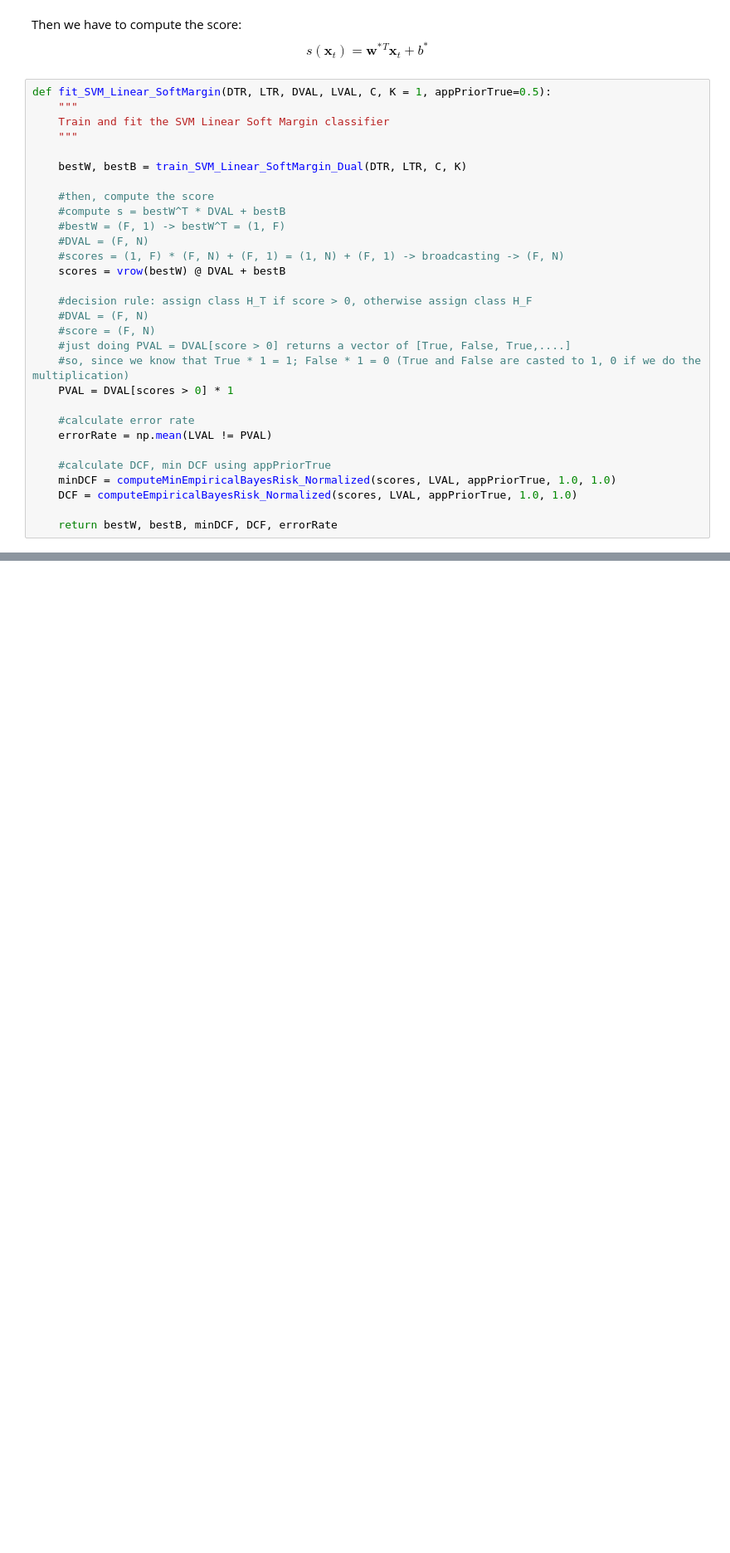
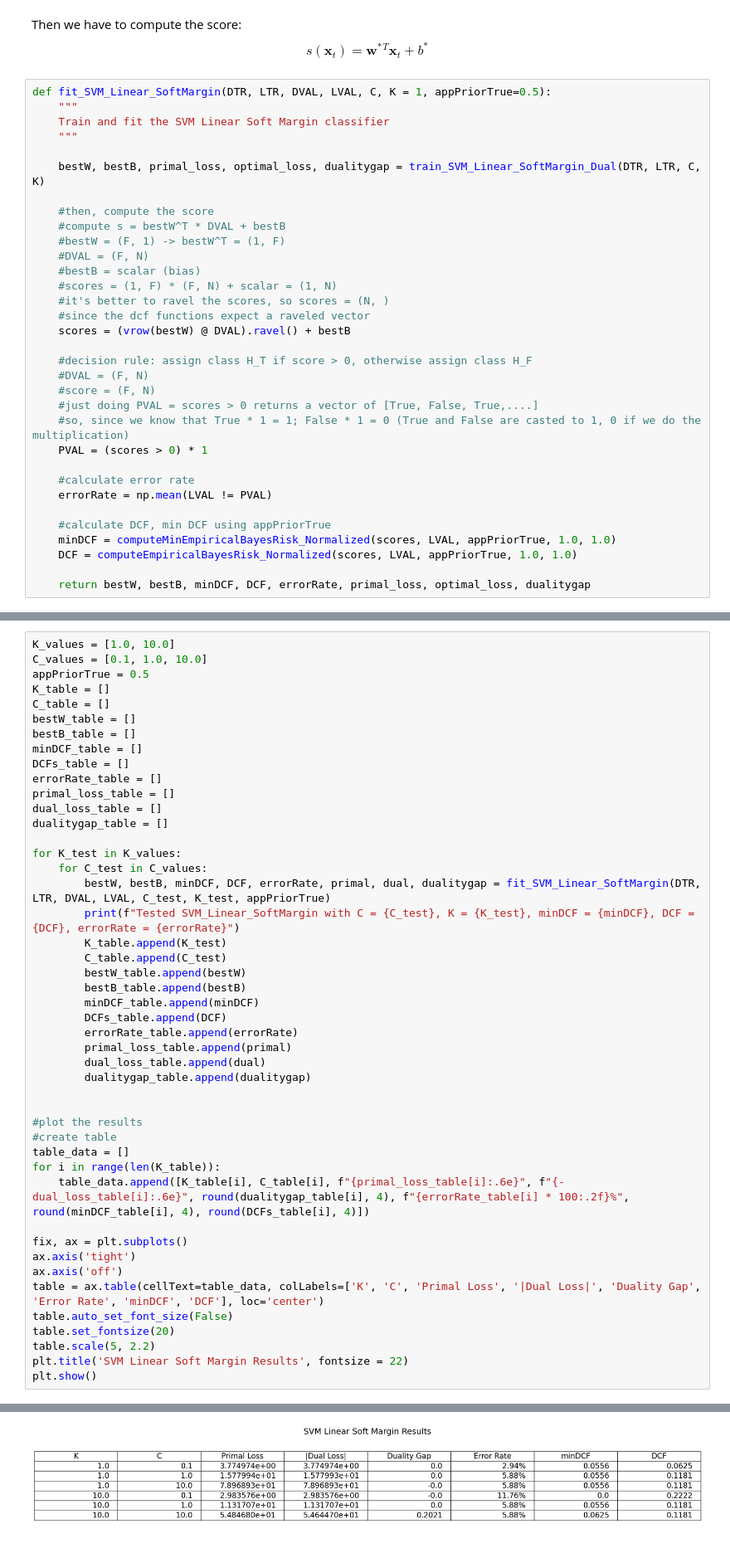
Before and after one commit to RiccardoRevalor/MachineLearningPatternRecognition, a Jupyter notebook: lab10_SVM/SVM.ipynb, the cells around one changed output, grey strips where cells are left out. Shown at 83% size. Saved outputs shown, nothing was run; the diff lists cells and outputs as text; blank space fills up the shorter version.

Commit message:
l10: fixed linear SVM train and fit and train computations, tested with different K,C

```diff
--- a/lab10_SVM/SVM.ipynb
+++ b/lab10_SVM/SVM.ipynb
@@ -385,21 +441,24 @@ def fit_SVM_Linear_SoftMargin(DTR, LTR, DVAL, LVAL, C, K = 1, appPriorTrue=0.5):
     Train and fit the SVM Linear Soft Margin classifier
     """
 
-    bestW, bestB = train_SVM_Linear_SoftMargin_Dual(DTR, LTR, C, K)
+    bestW, bestB, primal_loss, optimal_loss, dualitygap = train_SVM_Linear_SoftMargin_Dual(DTR, LTR, C, K)
 
     #then, compute the score
     #compute s = bestW^T * DVAL + bestB
     #bestW = (F, 1) -> bestW^T = (1, F)
     #DVAL = (F, N)
-    #scores = (1, F) * (F, N) + (F, 1) = (1, N) + (F, 1) -> broadcasting -> (F, N)
-    scores = vrow(bestW) @ DVAL + bestB
+    #bestB = scalar (bias)
+    #scores = (1, F) * (F, N) + scalar = (1, N)
+    #it's better to ravel the scores, so scores = (N, )
+    #since the dcf functions expect a raveled vector
+    scores = (vrow(bestW) @ DVAL).ravel() + bestB
 
     #decision rule: assign class H_T if score > 0, otherwise assign class H_F
     #DVAL = (F, N)
     #score = (F, N)
-    #just doing PVAL = DVAL[score > 0] returns a vector of [True, False, True,....]
+    #just doing PVAL = scores > 0 returns a vector of [True, False, True,....]
     #so, since we know that True * 1 = 1; False * 1 = 0 (True and False are casted to 1, 0 if we do the multiplication)
-    PVAL = DVAL[scores > 0] * 1
+    PVAL = (scores > 0) * 1
 
     #calculate error rate
     errorRate = np.mean(LVAL != PVAL)
@@ -408,4 +467,4 @@ def fit_SVM_Linear_SoftMargin(DTR, LTR, DVAL, LVAL, C, K = 1, appPriorTrue=0.5):
     minDCF = computeMinEmpiricalBayesRisk_Normalized(scores, LVAL, appPriorTrue, 1.0, 1.0)
     DCF = computeEmpiricalBayesRisk_Normalized(scores, LVAL, appPriorTrue, 1.0, 1.0)
 
-    return bestW, bestB, minDCF, DCF, errorRate
+    return bestW, bestB, minDCF, DCF, errorRate, primal_loss, optimal_loss, dualitygap
@@ -411,0 +475,47 @@ def fit_SVM_Linear_SoftMargin(DTR, LTR, DVAL, LVAL, C, K = 1, appPriorTrue=0.5):
+# %%
+K_values = [1.0, 10.0]
+C_values = [0.1, 1.0, 10.0]
+appPriorTrue = 0.5
+K_table = []
+C_table = []
+bestW_table = []
+bestB_table = []
+minDCF_table = []
+DCFs_table = []
+errorRate_table = []
+primal_loss_table = []
+dual_loss_table = []
+dualitygap_table = []
+
+for K_test in K_values:
+    for C_test in C_values:
+        bestW, bestB, minDCF, DCF, errorRate, primal, dual, dualitygap = fit_SVM_Linear_SoftMargin(DTR, LTR, DVAL, LVAL, C_test, K_test, appPriorTrue)
+        print(f"Tested SVM_Linear_SoftMargin with C = {C_test}, K = {K_test}, minDCF = {minDCF}, DCF = {DCF}, errorRate = {errorRate}")
+        K_table.append(K_test)
+        C_table.append(C_test)
+        bestW_table.append(bestW)
+        bestB_table.append(bestB)
+        minDCF_table.append(minDCF)
+        DCFs_table.append(DCF)
+        errorRate_table.append(errorRate)
+        primal_loss_table.append(primal)
+        dual_loss_table.append(dual)
+        dualitygap_table.append(dualitygap)
+
+
+#plot the results
+#create table
+table_data = []
+for i in range(len(K_table)):
+    table_data.append([K_table[i], C_table[i], f"{primal_loss_table[i]:.6e}", f"{-dual_loss_table[i]:.6e}", round(dualitygap_table[i], 4), f"{errorRate_table[i] * 100:.2f}%", round(minDCF_table[i], 4), round(DCFs_table[i], 4)])
+
+fix, ax = plt.subplots()
+ax.axis('tight')
+ax.axis('off')
+table = ax.table(cellText=table_data, colLabels=['K', 'C', 'Primal Loss', '|Dual Loss|', 'Duality Gap', 'Error Rate', 'minDCF', 'DCF'], loc='center')
+table.auto_set_font_size(False)
+table.set_fontsize(20)
+table.scale(5, 2.2)
+plt.title('SVM Linear Soft Margin Results', fontsize = 22)
+plt.show()
+# %% [output]
@@ -411,0 +534 @@ def fit_SVM_Linear_SoftMargin(DTR, LTR, DVAL, LVAL, C, K = 1, appPriorTrue=0.5):
+[figure, added]
```
Also changed, not shown: parts of 7 cells of this notebook.
